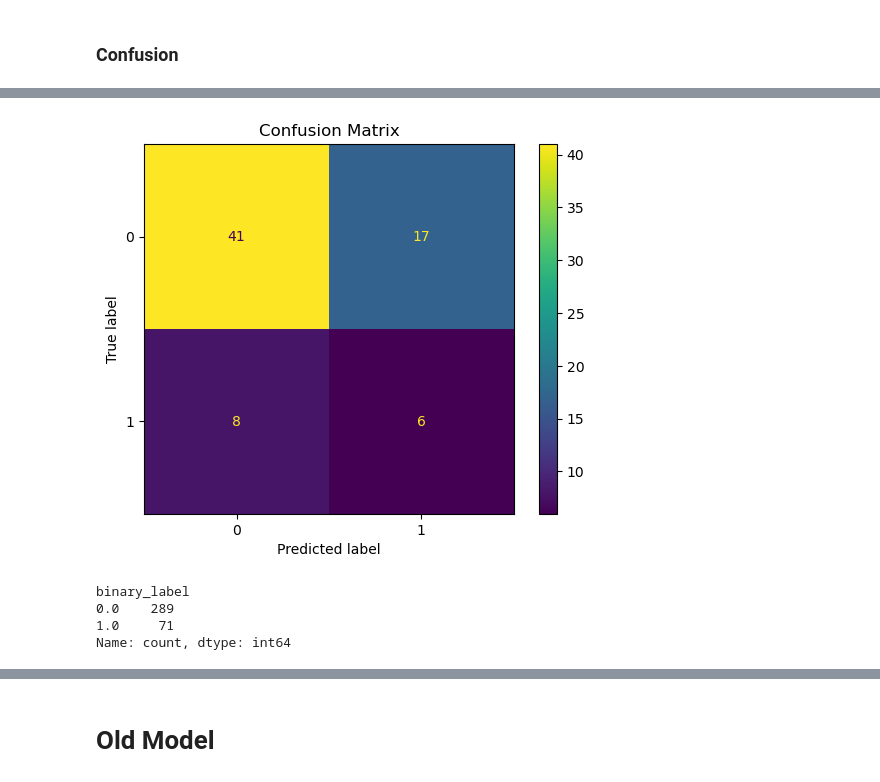
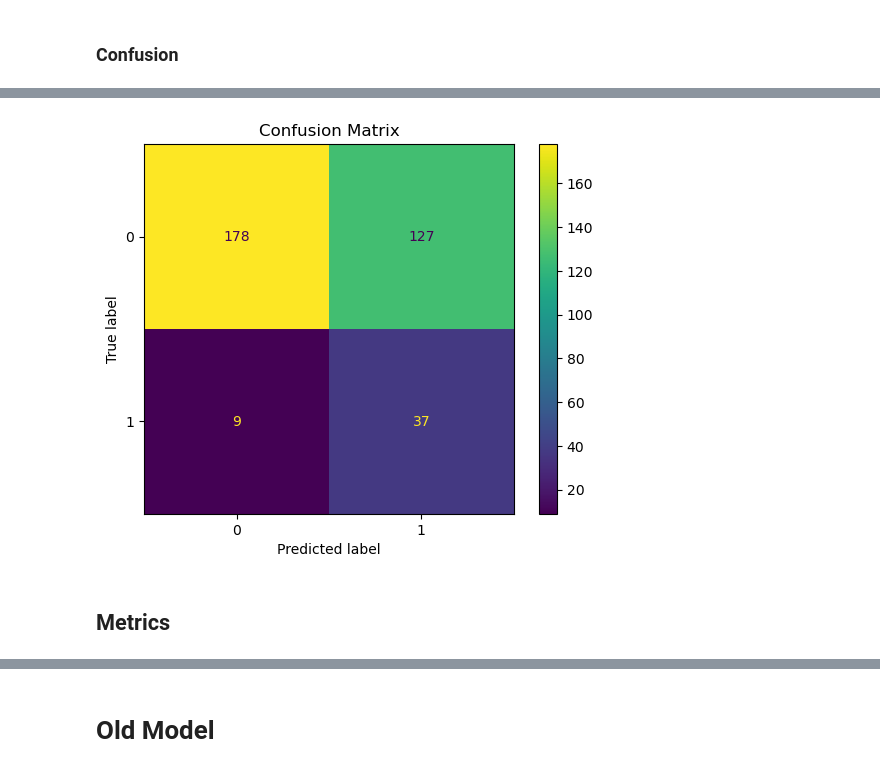
Before and after one commit to UW-MLGEO/2026MLGeo-CloudsTeam, a Jupyter notebook: modeling_tornet_angel.ipynb, the cells around one changed output, grey strips where cells are left out. Cells and saved outputs as stored; diff of their text form; code cells hidden in the pictures.

Commit message:
updated notebok with a bunch of old code for models that don't work. Just committing to document

```diff
--- a/modeling_tornet_angel.ipynb
+++ b/modeling_tornet_angel.ipynb
@@ -357,7 +1128,11 @@ from sklearn.metrics import confusion_matrix, ConfusionMatrixDisplay
 import numpy as np
 
 # predicted class labels
-y_pred = np.argmax(model.predict(X_val), axis=1)
+y_pred = np.argmax(model.predict(X_val), axis=1) # this is for softmax
+# y_pred_prob = model.predict(X_val).ravel() # for sigmmoid
+# y_pred = (y_pred_prob >= 0.5).astype(int) # for sigmoid
+
+cm = confusion_matrix(y_val, y_pred)
 
 cm = confusion_matrix(y_val, y_pred)
 
@@ -372,18 +1147,3 @@ plt.show()
-[figure, old version]
+[figure, new version]
-# %%
-# Keep only tornado cases
-tornado_df = df[df['label'].isin(['tornado_hook', 'tornado_no_hook', 'non_tornadic'])].copy()
-
-# Convert to binary labels
-tornado_df['binary_label'] = tornado_df['label'].map({
-    'tornado_no_hook': 0,
-    # 'non_tornadic': 0,
-    'tornado_hook': 1
-})
-
-print(tornado_df['binary_label'].value_counts())
-# %% [output]
-binary_label
-0.0    289
-1.0     71
-Name: count, dtype: int64
+# %% [markdown]
+## Metrics
```
Also changed, not shown: parts of 18 cells of this notebook.
